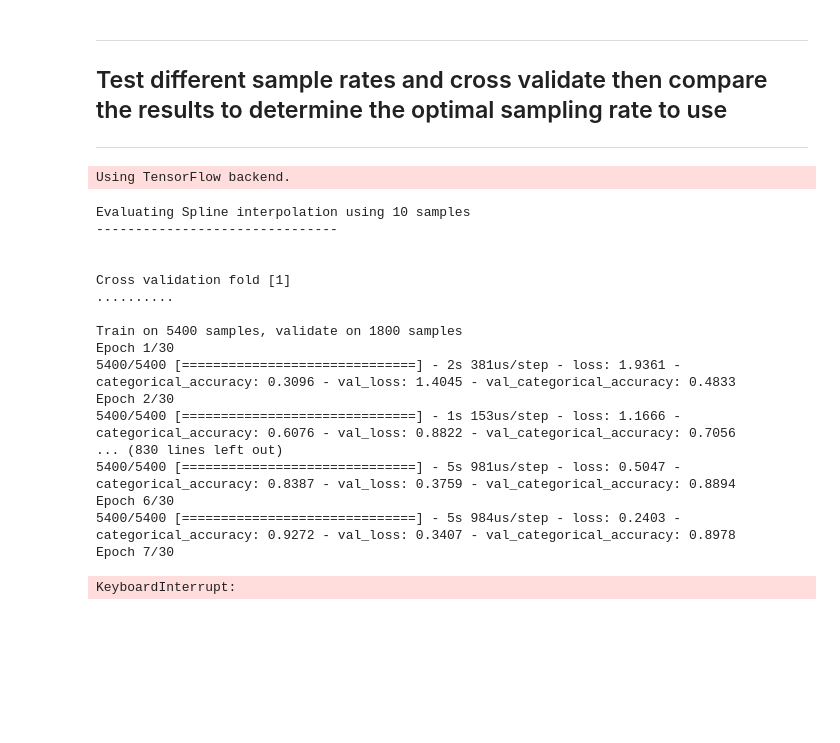
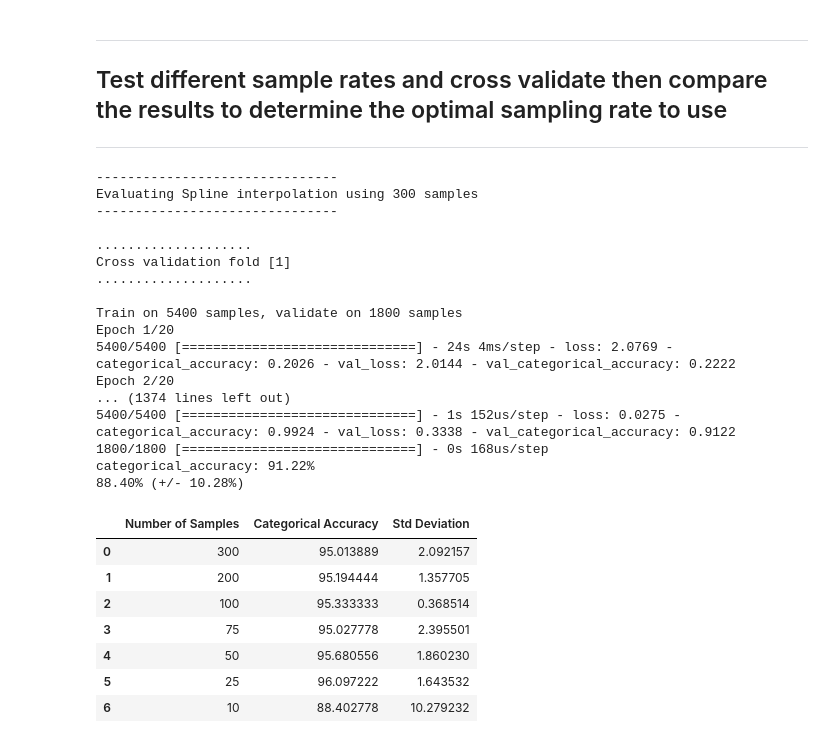
Before and after one commit to ronnymajani/dynamic-motion-data-tools, a Jupyter notebook: notebooks/Q6_change_sampling_rate.ipynb, the cells around one changed output. Cells and saved outputs as stored; diff of their text form; code cells hidden in the pictures; blank space fills up the shorter version.

Commit message:
Results of Changing Sampling Rate. Measured with cross validation

```diff
--- a/notebooks/Q6_change_sampling_rate.ipynb
+++ b/notebooks/Q6_change_sampling_rate.ipynb
@@ -45,9 +45,9 @@ print(len(dataset.test_data))
 ## Test different sample rates and cross validate then compare the results to determine the optimal sampling rate to use
 ----------
 # %%
-NUM_SAMPLES_TO_TRY = [10, 25, 50, 75, 100, 125, 150, 200, 250, 300]
+NUM_SAMPLES_TO_TRY = [300, 200, 100, 75, 50, 25, 10]
 N_FOLDS = 4
-PARAM_NUM_EPOCHS = 30
+PARAM_NUM_EPOCHS = 20
 PARAM_BATCH_SIZE = 300
 # %%
 import numpy as np
@@ -73,26 +73,33 @@ for num_samples in NUM_SAMPLES_TO_TRY:
     # run cross validation
     scores = cross_validate_model(x, y, mymodel, N_FOLDS)
     results[num_samples] = scores
-
-results = pd.DataFrame([[key, res[0], res[1]] for key,res in list(results.items())], columns=["Number of Samples", "Categorical Accuracy", "Std Deviation"])
-results
 # %% [output]
-Using TensorFlow backend.
+-------------------------------
+Evaluating Spline interpolation using 300 samples
+-------------------------------
+
+....................
+Cross validation fold [1]
+....................
+
+Train on 5400 samples, validate on 1800 samples
+Epoch 1/20
+5400/5400 [==============================] - 24s 4ms/step - loss: 2.0769 - categorical_accuracy: 0.2026 - val_loss: 2.0144 - val_categorical_accuracy: 0.2222
+Epoch 2/20
+... (1374 lines left out)
+5400/5400 [==============================] - 1s 152us/step - loss: 0.0275 - categorical_accuracy: 0.9924 - val_loss: 0.3338 - val_categorical_accuracy: 0.9122
+1800/1800 [==============================] - 0s 168us/step
+categorical_accuracy: 91.22%
+88.40% (+/- 10.28%)
-Evaluating Spline interpolation using 10 samples
--------------------------------
-
-
-Cross validation fold [1]
-..........
-
-Train on 5400 samples, validate on 1800 samples
-Epoch 1/30
-5400/5400 [==============================] - 2s 381us/step - loss: 1.9361 - categorical_accuracy: 0.3096 - val_loss: 1.4045 - val_categorical_accuracy: 0.4833
-Epoch 2/30
-5400/5400 [==============================] - 1s 153us/step - loss: 1.1666 - categorical_accuracy: 0.6076 - val_loss: 0.8822 - val_categorical_accuracy: 0.7056
-... (830 lines left out)
-5400/5400 [==============================] - 5s 981us/step - loss: 0.5047 - categorical_accuracy: 0.8387 - val_loss: 0.3759 - val_categorical_accuracy: 0.8894
-Epoch 6/30
-5400/5400 [==============================] - 5s 984us/step - loss: 0.2403 - categorical_accuracy: 0.9272 - val_loss: 0.3407 - val_categorical_accuracy: 0.8978
-Epoch 7/30
-KeyboardInterrupt:
+# %%
+results_df = pd.DataFrame([[key, np.mean(res), np.std(res)] for key,res in list(results.items())], columns=["Number of Samples", "Categorical Accuracy", "Std Deviation"])
+results_df
+# %% [output]
+|  | Number of Samples | Categorical Accuracy | Std Deviation |
+| 0 | 300 | 95.013889 | 2.092157 |
+| 1 | 200 | 95.194444 | 1.357705 |
+| 2 | 100 | 95.333333 | 0.368514 |
+| 3 | 75 | 95.027778 | 2.395501 |
+| 4 | 50 | 95.680556 | 1.860230 |
+| 5 | 25 | 96.097222 | 1.643532 |
+| 6 | 10 | 88.402778 | 10.279232 |
```
Also changed, not shown: 1 other file.
